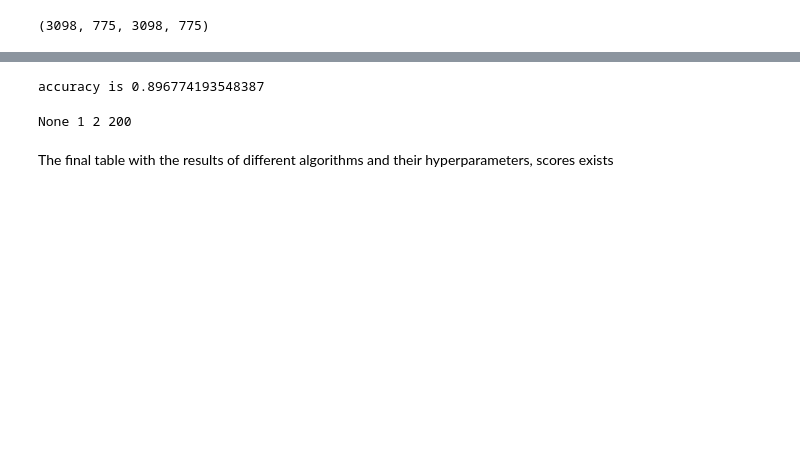
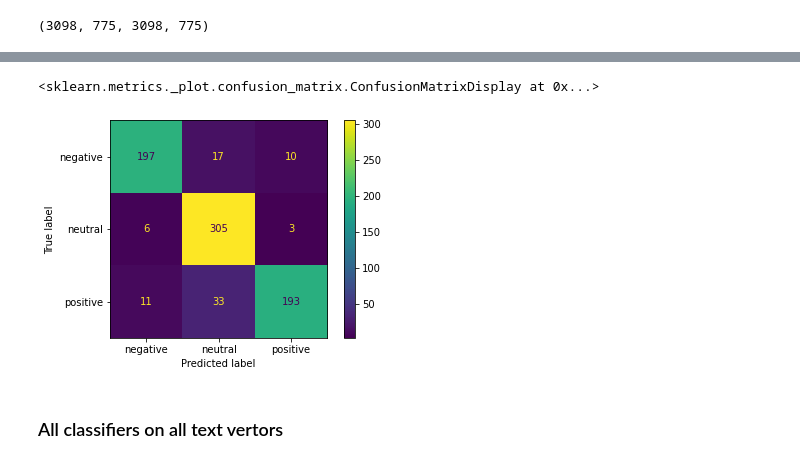
Before and after one commit to rcotterr/tweets, a Jupyter notebook: tweets.ipynb, the cells around one changed output, grey strips where cells are left out. Drawn from its saved outputs; the diff is of its cells as text; code cells hidden in the pictures; blank space fills up the shorter version.

Commit message:
tweets

```diff
--- a/tweets.ipynb
+++ b/tweets.ipynb
@@ -368,7 +384,7 @@ df
 ### WordCounts
 Convert a collection of text documents to a matrix of token counts.
 # %%
-vectorizer_wc = CountVectorizer()
+vectorizer_wc = CountVectorizer(ngram_range=(1, 3))
 X_wc = vectorizer_wc.fit_transform((df['tweet']).astype('str'))
 df['wc_tweet'] = list(X_wc.toarray())
 df
@@ -525,4 +510,0 @@ print(result)
-# %%
-df['0'] = df['tfidf_tweet']
-vector_df = pd.DataFrame(data=df['0'])
-len(vector_df['0'][1])
@@ -553,2 +631,5 @@ print(result)
 # %% [markdown]
 ## MachineLearning
+# %%
+test_size = 0.2
+random_state = 42
@@ -555,5 +638,5 @@ print(result)
 # %%
-X_train_tfidf, X_test_tfidf, y_train_tfidf, y_test_tfidf = train_test_split(df['tfidf_tweet'].tolist(), df['tone'].tolist(), test_size=0.2, random_state=42, stratify=df['tone'])
+X_train_tfidf, X_test_tfidf, y_train_tfidf, y_test_tfidf = train_test_split(df['tfidf_tweet'].tolist(), df['tone'].tolist(), test_size=test_size, random_state=random_state, stratify=df['tone'])
 # %%
 len(X_train_tfidf), len(X_test_tfidf), len(y_train_tfidf), len(y_test_tfidf)
 # %% [output]
@@ -636,8 +685,0 @@ best_predictions = bestF.predict(X_test_tfidf)
-# %%
-print(f'accuracy is {accuracy_score(y_test_tfidf, best_predictions)}')
-# %% [output]
-accuracy is 0.896774193548387
-# %%
-print(rf_classifier.max_depth, rf_classifier.min_samples_leaf, rf_classifier.min_samples_split, rf_classifier.n_estimators)
-# %% [output]
-None 1 2 200
@@ -646,3 +686,9 @@ None 1 2 200
-# %% [markdown]
-The final table with the results of different algorithms and their
-hyperparameters, scores exists
+# %%
+rf_classifier = RandomForestClassifier(n_estimators=200, random_state=random_state)
+rf_classifier.fit(X_train_tfidf, y_train_tfidf)
+plot_confusion_matrix(rf_classifier, X_test_tfidf, y_test_tfidf)
+# %% [output]
+<sklearn.metrics._plot.confusion_matrix.ConfusionMatrixDisplay at 0x...>
+[figure, added]
+# %% [markdown]
+### All classifiers on all text vertors
```
Also changed, not shown: parts of 64 cells of this notebook, 1 other file.
